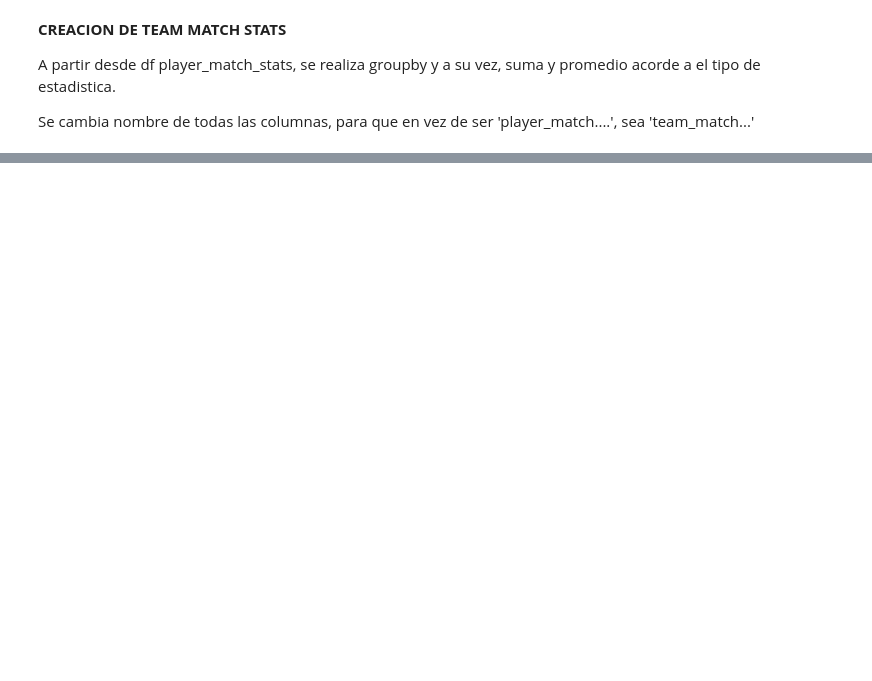
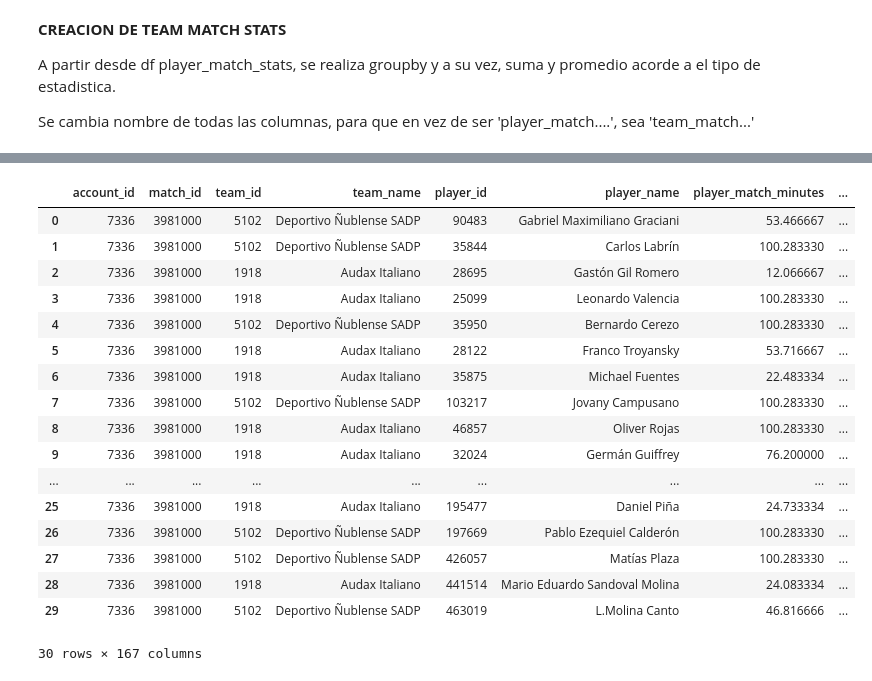
Before and after one commit to lucbra21/smartAudax, a Jupyter notebook: data/sb_extraccion_stats.ipynb, the cells around one changed output, grey strips where cells are left out. Drawn from its saved outputs; the diff is of its cells as text; code cells hidden in the pictures; blank space fills up the shorter version.

Commit message:
fix data stats

```diff
--- a/data/sb_extraccion_stats.ipynb
+++ b/data/sb_extraccion_stats.ipynb
@@ -446,2 +298,14 @@ sb.lineups(match_id = 3871997, creds=creds)['Audax Italiano']
 # %%
 lineups.to_csv('C:/Users/lucio/OneDrive/Desktop/AUDAX ITALIANO/outs_data/sb_lineups.csv', encoding='utf-8', index=False)
+# %%
+from statsbombpy import sb
+import pandas as pd
+
+STATSBOMB_USERNAME="plataforma@audaxitaliano.cl"
+STATSBOMB_PASSWORD="1kC6oQjp"
+
+creds={"user":STATSBOMB_USERNAME, "passwd": STATSBOMB_PASSWORD}
+
+matches = sb.matches(competition_id=103, season_id=315, creds=creds)
+
+matches.head()
@@ -447,0 +450,21 @@ lineups.to_csv('C:/Users/lucio/OneDrive/Desktop/AUDAX ITALIANO/outs_data/sb_line
+# %%
+sb.player_match_stats(match_id=3981000, creds=creds)
+# %% [output]
+|  | account_id | match_id | team_id | team_name | player_id | player_name | player_match_minutes | ... |
+| 0 | 7336 | 3981000 | 5102 | Deportivo Ñublense SADP | 90483 | Gabriel Maximiliano Graciani | 53.466667 | ... |
+| 1 | 7336 | 3981000 | 5102 | Deportivo Ñublense SADP | 35844 | Carlos Labrín | 100.283330 | ... |
+| 2 | 7336 | 3981000 | 1918 | Audax Italiano | 28695 | Gastón Gil Romero | 12.066667 | ... |
+| 3 | 7336 | 3981000 | 1918 | Audax Italiano | 25099 | Leonardo Valencia | 100.283330 | ... |
+| 4 | 7336 | 3981000 | 5102 | Deportivo Ñublense SADP | 35950 | Bernardo Cerezo | 100.283330 | ... |
+| 5 | 7336 | 3981000 | 1918 | Audax Italiano | 28122 | Franco Troyansky | 53.716667 | ... |
+| 6 | 7336 | 3981000 | 1918 | Audax Italiano | 35875 | Michael Fuentes | 22.483334 | ... |
+| 7 | 7336 | 3981000 | 5102 | Deportivo Ñublense SADP | 103217 | Jovany Campusano | 100.283330 | ... |
+| 8 | 7336 | 3981000 | 1918 | Audax Italiano | 46857 | Oliver Rojas | 100.283330 | ... |
+| 9 | 7336 | 3981000 | 1918 | Audax Italiano | 32024 | Germán Guiffrey | 76.200000 | ... |
+| ... | ... | ... | ... | ... | ... | ... | ... | ... |
+| 25 | 7336 | 3981000 | 1918 | Audax Italiano | 195477 | Daniel Piña | 24.733334 | ... |
+| 26 | 7336 | 3981000 | 5102 | Deportivo Ñublense SADP | 197669 | Pablo Ezequiel Calderón | 100.283330 | ... |
+| 27 | 7336 | 3981000 | 5102 | Deportivo Ñublense SADP | 426057 | Matías Plaza | 100.283330 | ... |
+| 28 | 7336 | 3981000 | 1918 | Audax Italiano | 441514 | Mario Eduardo Sandoval Molina | 24.083334 | ... |
+| 29 | 7336 | 3981000 | 5102 | Deportivo Ñublense SADP | 463019 | L.Molina Canto | 46.816666 | ... |
+30 rows × 167 columns
```
Also changed, not shown: parts of 11 cells of this notebook, 5 other files.
